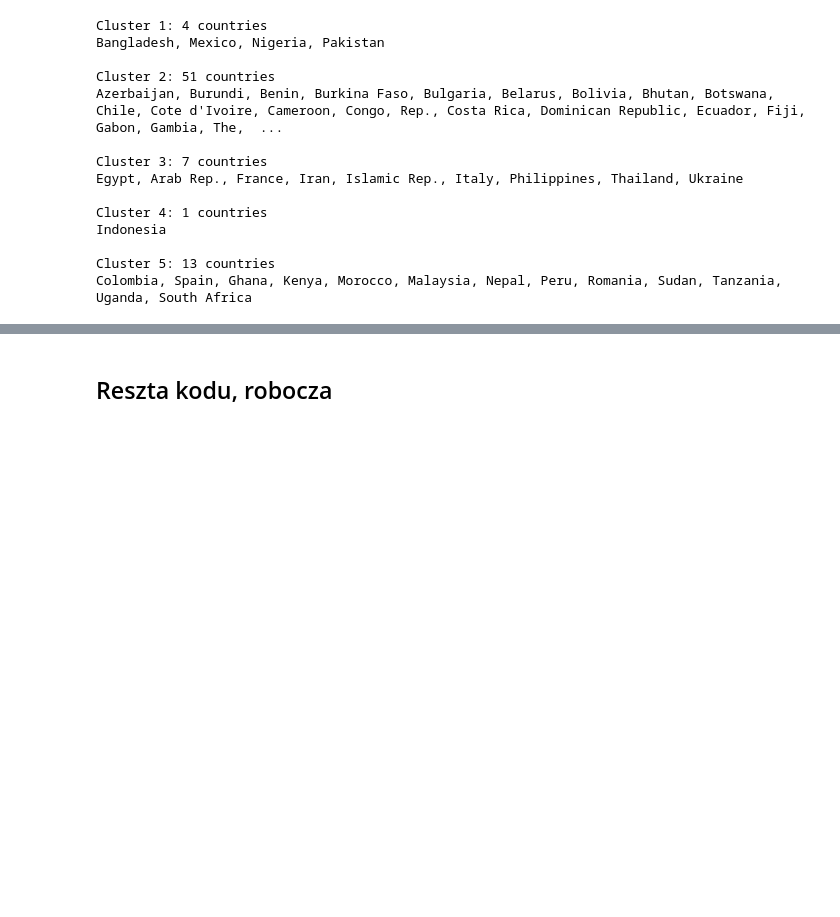
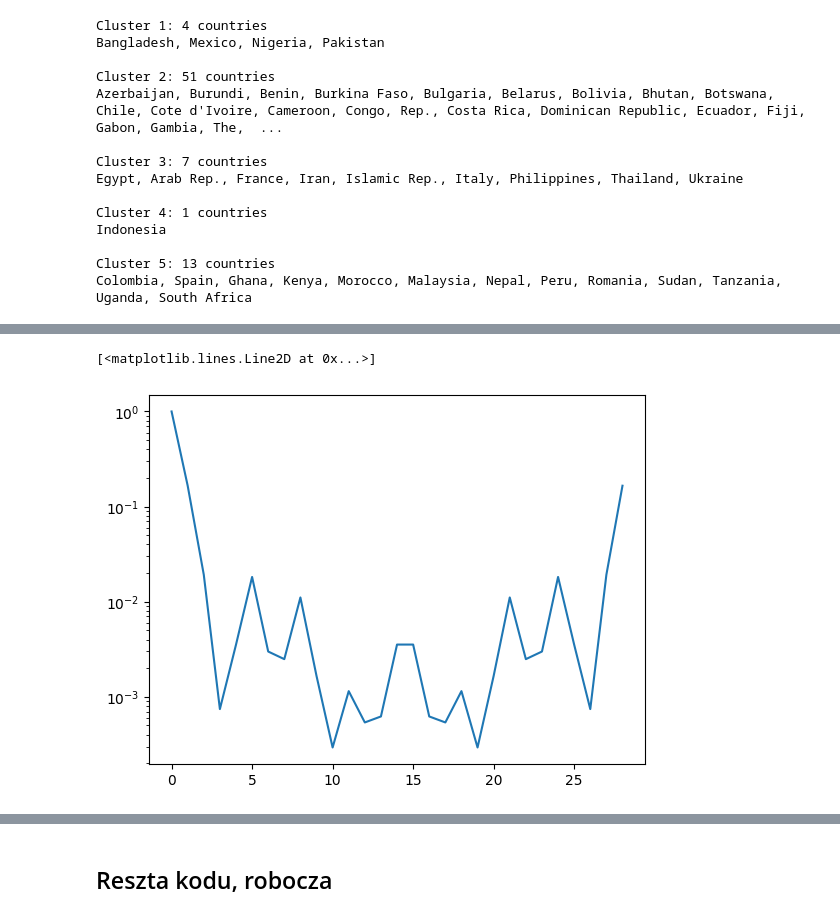
Before and after one commit to lion158/Eksploracja_Danych_Projekt, a Jupyter notebook: EksploracjaDanychProjekt2.ipynb, the cells around one changed output, grey strips where cells are left out. Saved outputs shown, nothing was run; the diff lists cells and outputs as text; code cells hidden in the pictures; blank space fills up the shorter version.

```diff
--- a/EksploracjaDanychProjekt2.ipynb
+++ b/EksploracjaDanychProjekt2.ipynb
@@ -1224,0 +1280,10 @@ Colombia, Spain, Ghana, Kenya, Morocco, Malaysia, Nepal, Peru, Romania, Sudan, T
+# %%
+
+# improve the plot by adding periods in number of weeks rather than  frequency
+import pandas as pd
+results = pd.DataFrame({'freq': freq, 'nspectrum': nspectrum})
+results['period'] = results['freq'] / (1/len(x))
+plt.semilogy(results['period'], results['nspectrum'])
+# %% [output]
+[<matplotlib.lines.Line2D at 0x...>]
+[figure, added]
```
Also changed, not shown: parts of 8 cells of this notebook.
